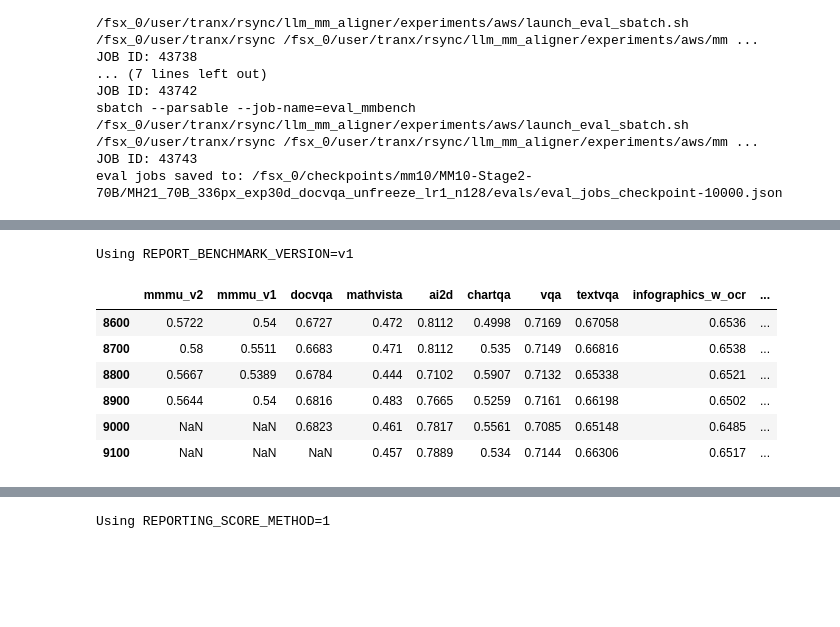
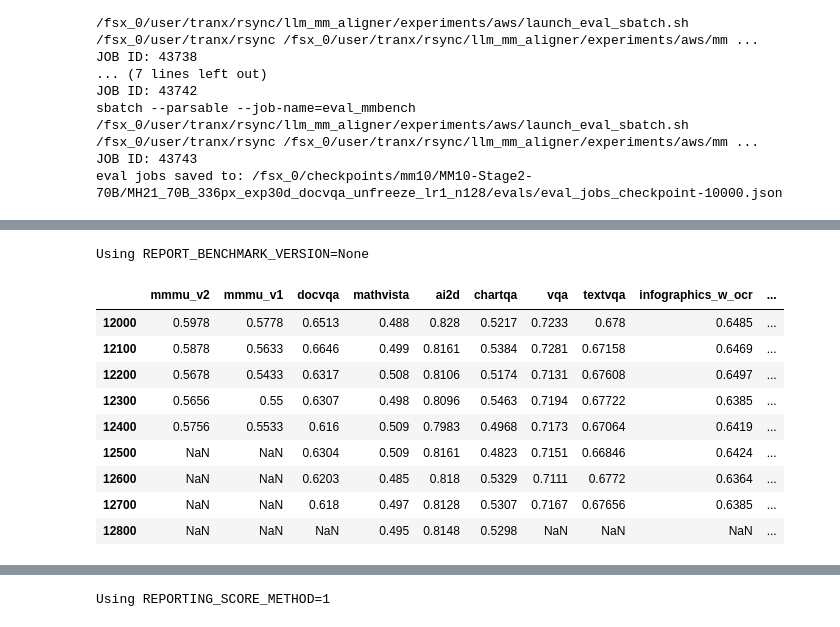
Before and after one commit to harrytranx/experiments, a Jupyter notebook: eval_mm10.ipynb, the cells around one changed output, grey strips where cells are left out. Saved outputs shown, nothing was run; the diff lists cells and outputs as text; code cells hidden in the pictures; blank space fills up the shorter version.

```diff
--- a/eval_mm10.ipynb
+++ b/eval_mm10.ipynb
@@ -139,13 +147,17 @@ Using REPORT_BENCHMARK_VERSION=hybrid
 # %%
 ev_s2_unfreeze.get_scores(
-    "/fsx_0/checkpoints/mm10/MM10-Stage2-70B/MH21_70B_336px_exp30d_docvqa_metaclip_unfreeze_lr1_n128"
+    "/fsx_0/checkpoints/mm10/MM10-Stage2-70B/MH21_70B_336px_exp30d_docvqa_unfreeze_lr1_n128",
+    min_checkpoint=12000
 )
 # %% [output]
-Using REPORT_BENCHMARK_VERSION=v1
+Using REPORT_BENCHMARK_VERSION=None
 |  | mmmu_v2 | mmmu_v1 | docvqa | mathvista | ai2d | chartqa | vqa | textvqa | infographics_w_ocr | ... |
-| 8600 | 0.5722 | 0.54 | 0.6727 | 0.472 | 0.8112 | 0.4998 | 0.7169 | 0.67058 | 0.6536 | ... |
-| 8700 | 0.58 | 0.5511 | 0.6683 | 0.471 | 0.8112 | 0.535 | 0.7149 | 0.66816 | 0.6538 | ... |
-| 8800 | 0.5667 | 0.5389 | 0.6784 | 0.444 | 0.7102 | 0.5907 | 0.7132 | 0.65338 | 0.6521 | ... |
-| 8900 | 0.5644 | 0.54 | 0.6816 | 0.483 | 0.7665 | 0.5259 | 0.7161 | 0.66198 | 0.6502 | ... |
-| 9000 | NaN | NaN | 0.6823 | 0.461 | 0.7817 | 0.5561 | 0.7085 | 0.65148 | 0.6485 | ... |
-| 9100 | NaN | NaN | NaN | 0.457 | 0.7889 | 0.534 | 0.7144 | 0.66306 | 0.6517 | ... |
+| 12000 | 0.5978 | 0.5778 | 0.6513 | 0.488 | 0.828 | 0.5217 | 0.7233 | 0.678 | 0.6485 | ... |
+| 12100 | 0.5878 | 0.5633 | 0.6646 | 0.499 | 0.8161 | 0.5384 | 0.7281 | 0.67158 | 0.6469 | ... |
+| 12200 | 0.5678 | 0.5433 | 0.6317 | 0.508 | 0.8106 | 0.5174 | 0.7131 | 0.67608 | 0.6497 | ... |
+| 12300 | 0.5656 | 0.55 | 0.6307 | 0.498 | 0.8096 | 0.5463 | 0.7194 | 0.67722 | 0.6385 | ... |
+| 12400 | 0.5756 | 0.5533 | 0.616 | 0.509 | 0.7983 | 0.4968 | 0.7173 | 0.67064 | 0.6419 | ... |
+| 12500 | NaN | NaN | 0.6304 | 0.509 | 0.8161 | 0.4823 | 0.7151 | 0.66846 | 0.6424 | ... |
+| 12600 | NaN | NaN | 0.6203 | 0.485 | 0.818 | 0.5329 | 0.7111 | 0.6772 | 0.6364 | ... |
+| 12700 | NaN | NaN | 0.618 | 0.497 | 0.8128 | 0.5307 | 0.7167 | 0.67656 | 0.6385 | ... |
+| 12800 | NaN | NaN | NaN | 0.495 | 0.8148 | 0.5298 | NaN | NaN | NaN | ... |
```
Also changed, not shown: parts of 8 cells of this notebook, 4 other files.
